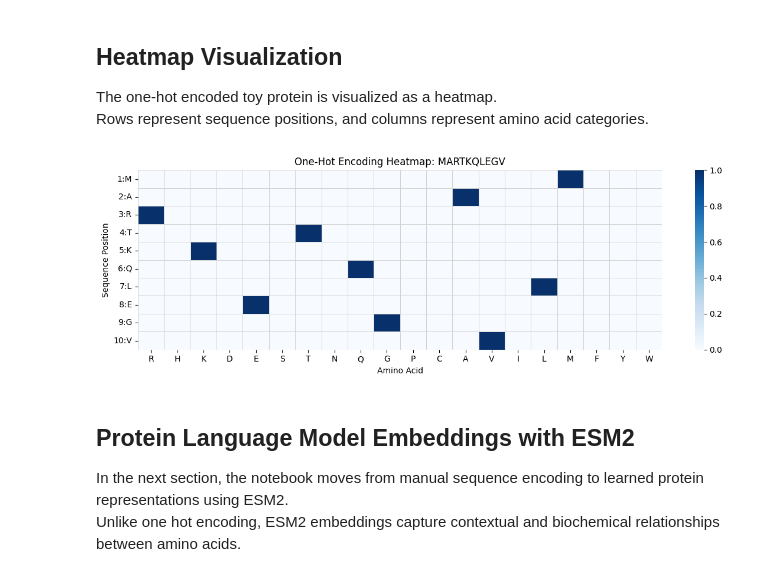
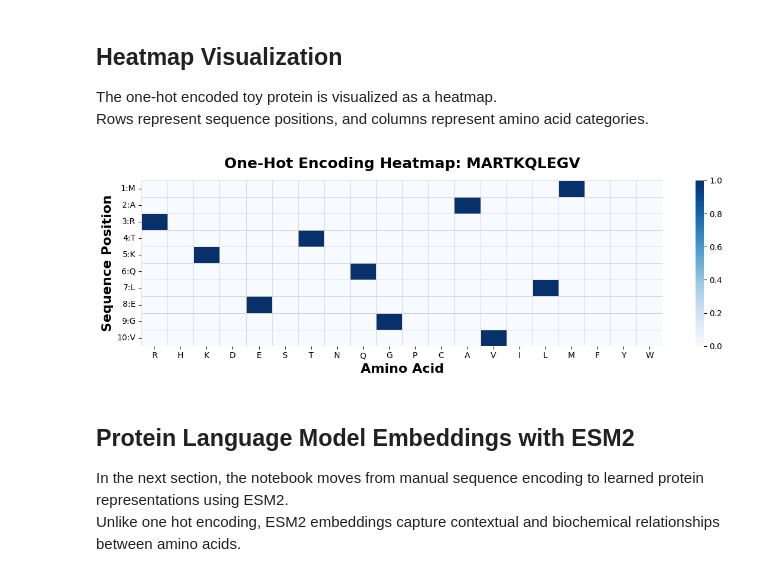
Before and after one commit to rjholik/protein-onehot-esm2, a Jupyter notebook: 02 - Protein Representation.ipynb, the cells around one changed output. Drawn from its saved outputs; the diff is of its cells as text; code cells hidden in the pictures.

```diff
--- a/02 - Protein Representation.ipynb
+++ b/02 - Protein Representation.ipynb
@@ -175,37 +175,40 @@ plt.figure(figsize=(12, 4))
 
 # Plot one-hot encoded sequence as heatmap
 sns.heatmap(
     data,
     cmap="Blues",
     cbar=True,
     linewidths=0.5,
     linecolor="lightgray"
 )
 
 # Titles and axis labels
-plt.title(f"One-Hot Encoding Heatmap: {toy_protein}")
-plt.xlabel("Amino Acid")
-plt.ylabel("Sequence Position")
+plt.title(f"One-Hot Encoding Heatmap: {toy_protein}",
+    fontsize=18,
+    fontweight="bold",
+    pad=15)
+plt.xlabel("Amino Acid", fontsize=16, fontweight="bold")
+plt.ylabel("Sequence Position", fontsize=16, fontweight="bold")
 
 # Column labels = 20 amino acid letters
 plt.xticks(
     ticks=[i + 0.5 for i in range(len(amino_acids))],
     labels=amino_acids,
     rotation=0
 )
 
 # Row labels = sequence position + amino acid letter
 plt.yticks(
     ticks=[i + 0.5 for i in range(len(toy_protein))],
     labels=[f"{i+1}:{aa}" for i, aa in enumerate(toy_protein)],
     rotation=0
 )
 
 # Improve spacing and show plot
 plt.tight_layout()
 plt.show()
 # %% [output]
-[figure, old version]
+[figure, new version]
 # %% [markdown]
 ## Protein Language Model Embeddings with ESM2
 
```
Also changed, not shown: parts of 6 cells of this notebook.
